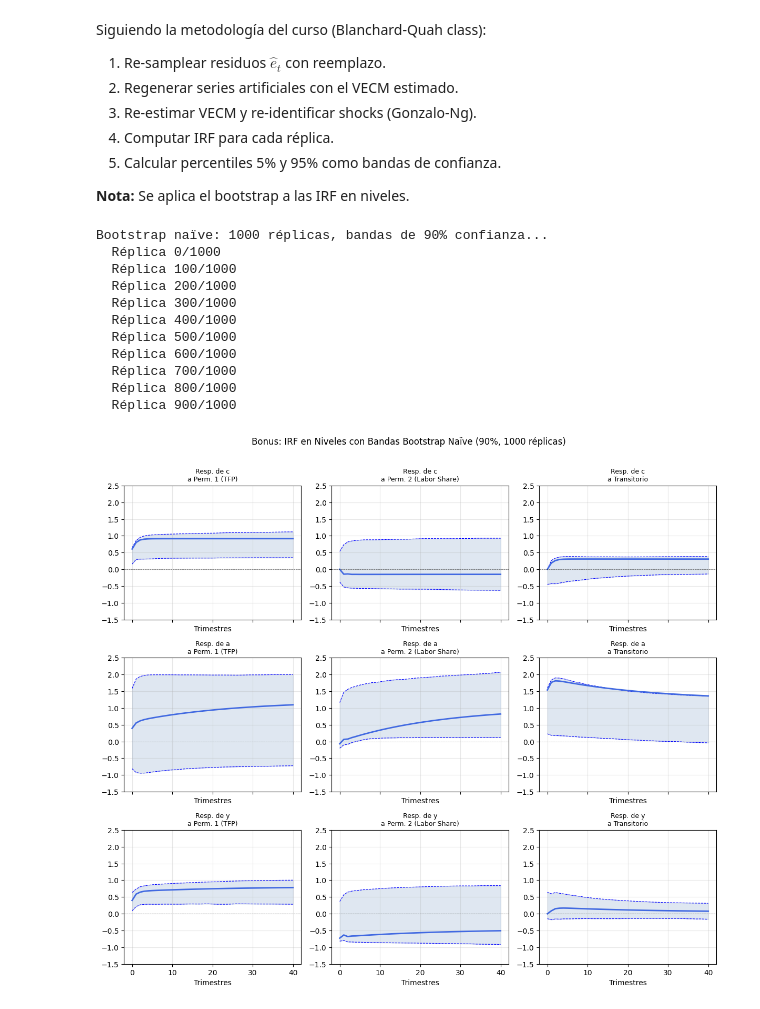
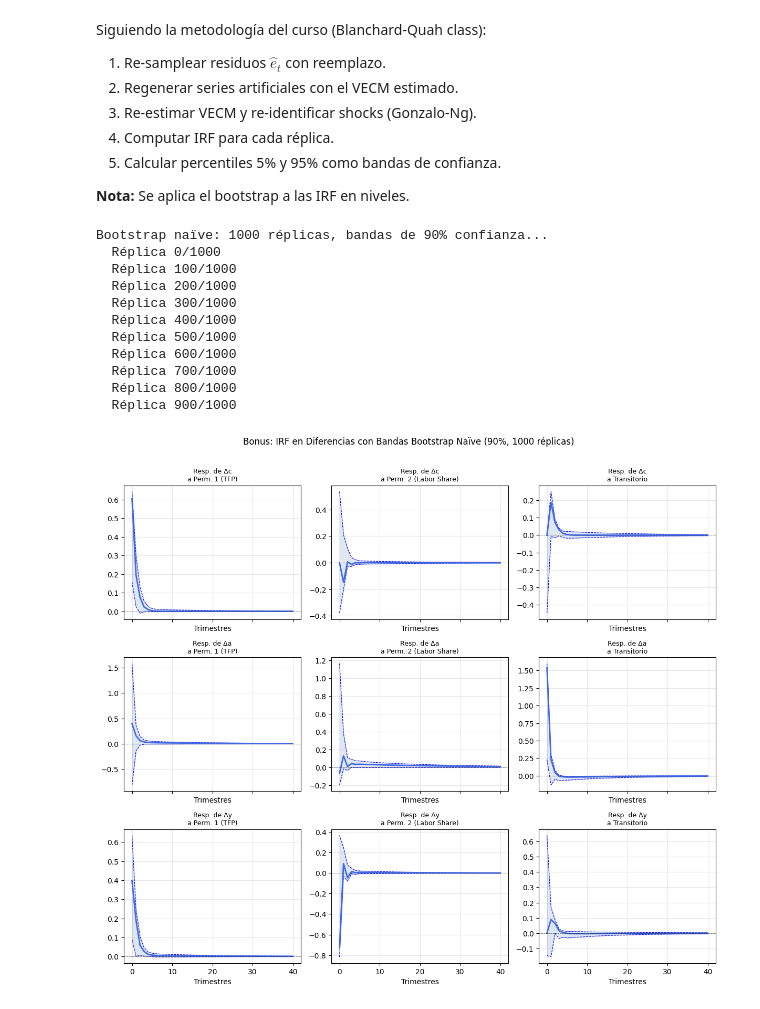
Before and after one commit to DavidGuzzi/MECMT15-98, a Jupyter notebook: Ejercicio1_ShocksAndCrashes.ipynb, the cells around one changed output. Saved outputs shown, nothing was run; the diff lists cells and outputs as text; code cells hidden in the pictures.

```diff
--- a/Ejercicio1_ShocksAndCrashes.ipynb
+++ b/Ejercicio1_ShocksAndCrashes.ipynb
@@ -670,6 +670,7 @@ def bootstrap_confidence_bands(c, a, y, cayt, v_vec, gamma, Gamma, resid,
     Bootstrap naïve para impulso-respuestas del VECM.
     Re-muestrea residuos, regenera datos artificiales, re-estima VECM
     y la identificación de Gonzalo-Ng, y acumula réplicas de IRF.
+    Retorna bandas para niveles Y diferencias.
     """
     print(f"Bootstrap naïve: {ndraws} réplicas, bandas de {confidence}% confianza...")
     n       = 3
@@ -678,6 +679,7 @@ def bootstrap_confidence_bands(c, a, y, cayt, v_vec, gamma, Gamma, resid,
     data    = np.array([c, a, y])
 
     irf_levels_draws = np.zeros((nperiods, n, n, ndraws))
+    irf_diff_draws   = np.zeros((nperiods, n, n, ndraws))
 
     for draw in range(ndraws):
         if draw % 100 == 0:
@@ -708,50 +710,62 @@ def bootstrap_confidence_bands(c, a, y, cayt, v_vec, gamma, Gamma, resid,
                 c_b, a_b, y_b, cayt_boot)
             G_b, H_b, H_inv_b, G_inv_b, eta_b = gonzalo_ng_identification(
                 gamma_b, alpha_a, alpha_y, resid_b, Omega_b)
-            irf_lev_b, _ = compute_irf_vecm(
+            irf_lev_b, irf_diff_b = compute_irf_vecm(
                 Gamma_b, gamma_b, alpha_a, alpha_y, G_b, H_b, nperiods=nperiods)
             # Convención de signo consistente con estimación principal
             _sr = [irf_lev_b[40, 0, 0], irf_lev_b[40, 1, 1], irf_lev_b[0, 1, 2]]
             for _s in range(3):
                 if _sr[_s] < 0:
-                    irf_lev_b[:, :, _s] *= -1
+                    irf_lev_b[:, :, _s]  *= -1
+                    irf_diff_b[:, :, _s] *= -1
             irf_levels_draws[:, :, :, draw] = irf_lev_b
+            irf_diff_draws[:, :, :, draw]   = irf_diff_b
         except Exception:
             if draw > 0:
                 irf_levels_draws[:, :, :, draw] = irf_levels_draws[:, :, :, draw-1]
+                irf_diff_draws[:, :, :, draw]   = irf_diff_draws[:, :, :, draw-1]
 
     alpha_pct = (100 - confidence) / 2
-    lower = np.percentile(irf_levels_draws, alpha_pct,       axis=3)
-    upper = np.percentile(irf_levels_draws, 100 - alpha_pct, axis=3)
+    lower      = np.percentile(irf_levels_draws, alpha_pct,       axis=3)
+    upper      = np.percentile(irf_levels_draws, 100 - alpha_pct, axis=3)
+    lower_diff = np.percentile(irf_diff_draws,   alpha_pct,       axis=3)
+    upper_diff = np.percentile(irf_diff_draws,   100 - alpha_pct, axis=3)
 
-    return lower, upper
+    return lower, upper, lower_diff, upper_diff
 
 
 # Bootstrap con 1000 réplicas para resultados finales
 NDRAWS = 1000
 
-lower_boot, upper_boot = bootstrap_confidence_bands(
+lower_boot, upper_boot, lower_diff_boot, upper_diff_boot = bootstrap_confidence_bands(
     c, a, y, cayt_full, v_vec, gamma, Gamma, resid,
     alpha_a, alpha_y,
     ndraws=NDRAWS, nperiods=nperiods, confidence=90
 )
 
-# Grid 3×3 (variable × shock): cada panel muestra una sola IRF + banda 90%
-# Mismo rango de eje y que Inciso 6 para comparación directa
+diff_var_names = ['Δc', 'Δa', 'Δy']
+
+# --- Inciso 5 con bandas: IRF en diferencias (grilla 3×3) ---
+plot_irf(irf_diff, diff_var_names, shock_names,
+         title=f'Bonus: IRF en Diferencias con Bandas Bootstrap Naïve (90%, {NDRAWS} réplicas)',
+         lower=lower_diff_boot, upper=upper_diff_boot,
+         scale=100)
+
+# --- Inciso 6 con bandas: IRF en niveles (grilla 3×3) ---
 plot_irf(irf_levels, var_names, shock_names,
          title=f'Bonus: IRF en Niveles con Bandas Bootstrap Naïve (90%, {NDRAWS} réplicas)',
          lower=lower_boot, upper=upper_boot, scale=100,
          ylim=(-1.5, 2.5))
 # %% [output]
 Bootstrap naïve: 1000 réplicas, bandas de 90% confianza...
   Réplica 0/1000
   Réplica 100/1000
   Réplica 200/1000
   Réplica 300/1000
   Réplica 400/1000
   Réplica 500/1000
   Réplica 600/1000
   Réplica 700/1000
   Réplica 800/1000
   Réplica 900/1000
-[figure, old version]
+[figure, new version]
```
Also changed, not shown: parts of 1 cell of this notebook, 2 other files.
